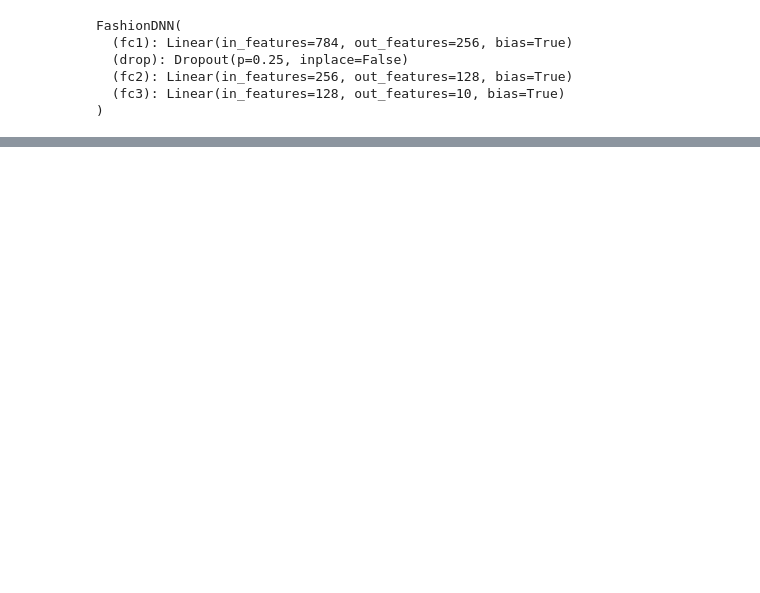
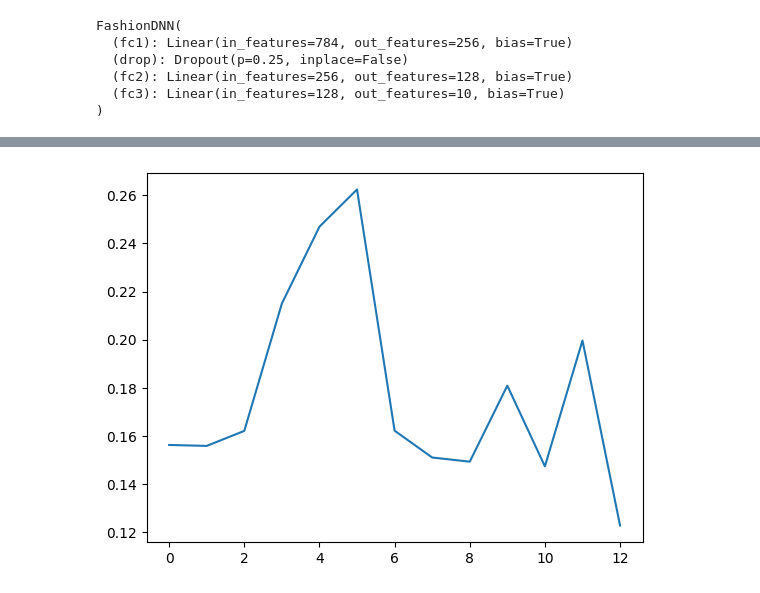
Before and after one commit to squiller1/Deeplearning_study, a Jupyter notebook: Pytorch/Pytorch_5.ipynb, the cells around one changed output, grey strips where cells are left out. Drawn from its saved outputs; the diff is of its cells as text; code cells hidden in the pictures; blank space fills up the shorter version.

```diff
--- a/Pytorch/Pytorch_5.ipynb
+++ b/Pytorch/Pytorch_5.ipynb
@@ -152,0 +388,14 @@ NotImplementedError: Module [FashionDNN] is missing the required "forward" funct
+# %%
+#모델 객체 생성 및 손실 함수 정의
+model = models.resnet18(pretrained=True)
+
+for param in model.parameters() :
+  param.requires_grad = False #합성곱층 - 가중치 고정
+
+model.fc = torch.nn.Linear(512, 2)
+for param in model.fc.parameters() :
+  param.requires_grad = True #완전연결층 - 가중치 학습
+
+optimizer = torch.optim.Adam(model.fc.parameters())
+cost = torch.nn.CrossEntropyLoss()
+print(model)
@@ -152,0 +471,11 @@ NotImplementedError: Module [FashionDNN] is missing the required "forward" funct
+# %%
+#파라미터 학습 결과를 옵티마이저에 전달
+params_to_update = []
+
+for name, param in resnet18.named_parameters() :
+  if param.requires_grad == True :
+    params_to_update.append(param)
+    print('\t', name)
+
+optimizer = optim.Adam(params_to_update) #완전연결층의 어떤 파라미터들이 옵티마이저로 전달되었는지를 보여줌
+#(가중치와 절편이 업데이트되고 옵티마이저에 전달됨)
@@ -152,0 +608,7 @@ NotImplementedError: Module [FashionDNN] is missing the required "forward" funct
+# %%
+#오차 그래프
+
+plt.plot(train_loss_history)
+plt.show()
+# %% [output]
+[figure, added]
```
Also changed, not shown: parts of 29 cells of this notebook.
